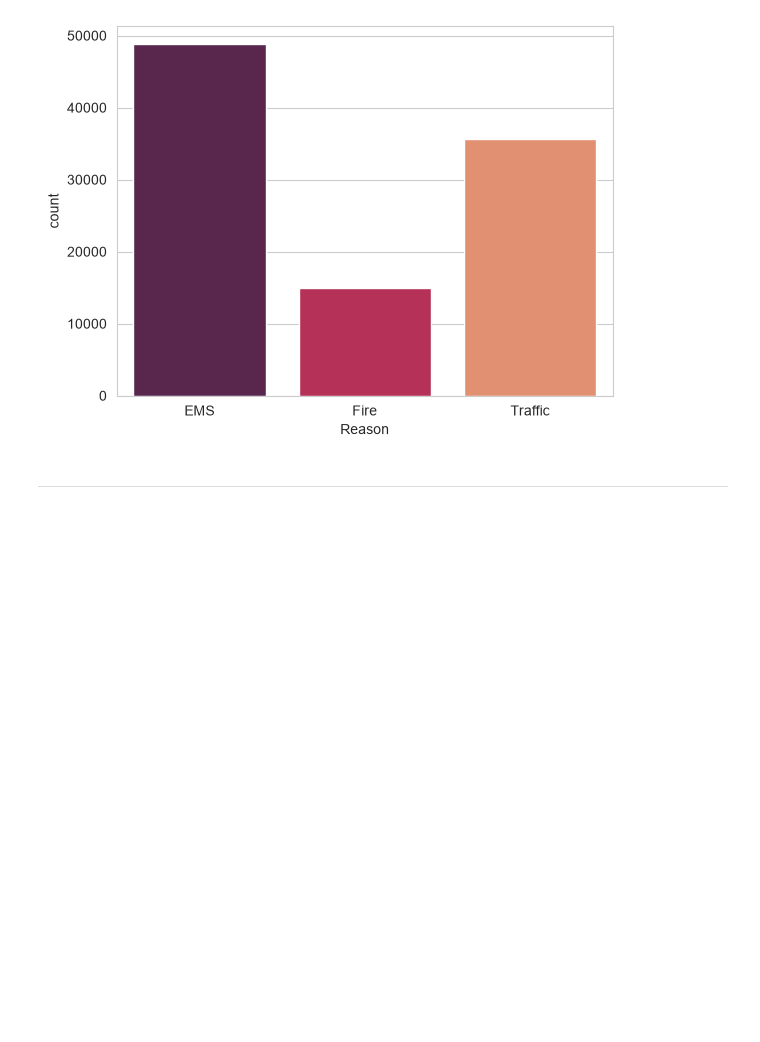
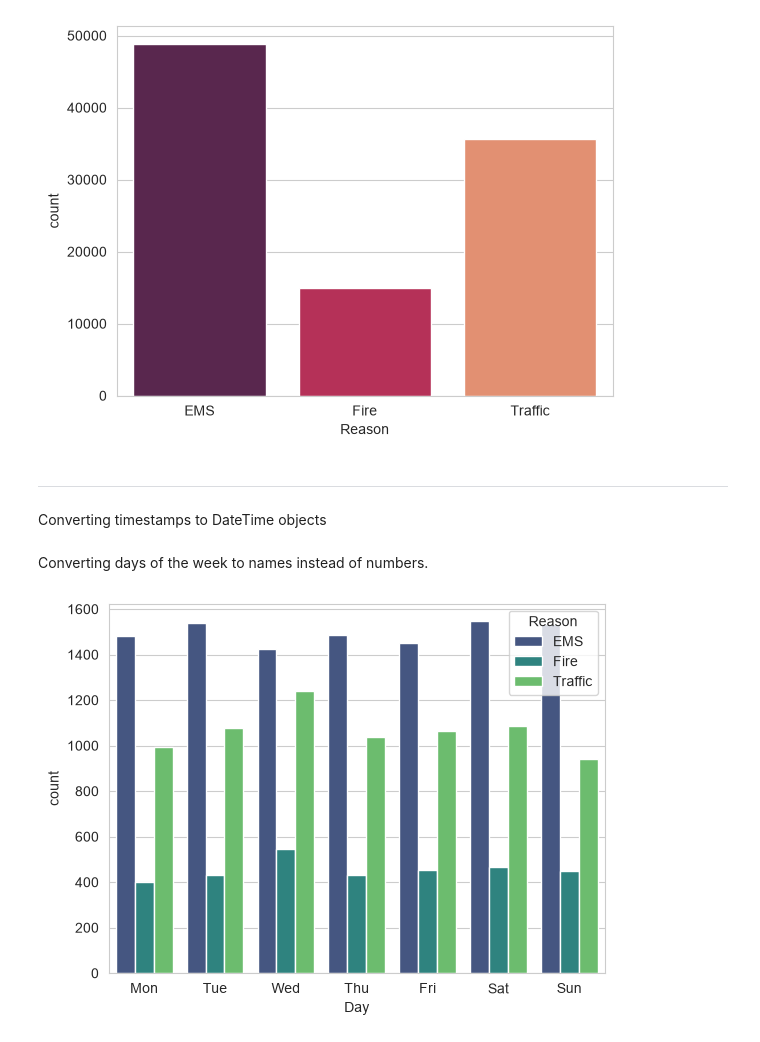
Before and after one commit to anushkaaaab/Data-Analysis-Project-1-911-calls-, a Jupyter notebook: 911 Calls.ipynb, the cells around one changed output. Drawn from its saved outputs; the diff is of its cells as text; code cells hidden in the pictures; blank space fills up the shorter version.

```diff
--- a/911 Calls.ipynb
+++ b/911 Calls.ipynb
@@ -116,3 +114,21 @@ sns.countplot(x='Reason', data= df, hue= 'Reason', palette= 'rocket')
 [figure]
 # %% [markdown]
 ----------------------------------------------------------------------------------------------------------
+# %% [markdown]
+Converting timestamps to DateTime objects
+# %%
+df['timeStamp']= pd.to_datetime(df['timeStamp'])
+# %%
+df['Hour'] = df['timeStamp'].apply(lambda time: time.hour)
+df['Month'] = df['timeStamp'].apply(lambda time: time.month)
+df['Day'] = df['timeStamp'].apply(lambda time: time.day)
+# %% [markdown]
+Converting days of the week to names instead of numbers.
+# %%
+dmap = {1:'Mon', 2:'Tue', 3:'Wed', 4:'Thu', 5:'Fri', 6:'Sat', 7:'Sun'}
+df['Day'] = df['Day'].map(dmap)
+# %%
+sns.countplot(x= 'Day', data= df, hue= 'Reason', palette='viridis')
+plt.show()
+# %% [output]
+[figure, added]
```
Also changed, not shown: parts of 6 cells of this notebook.
